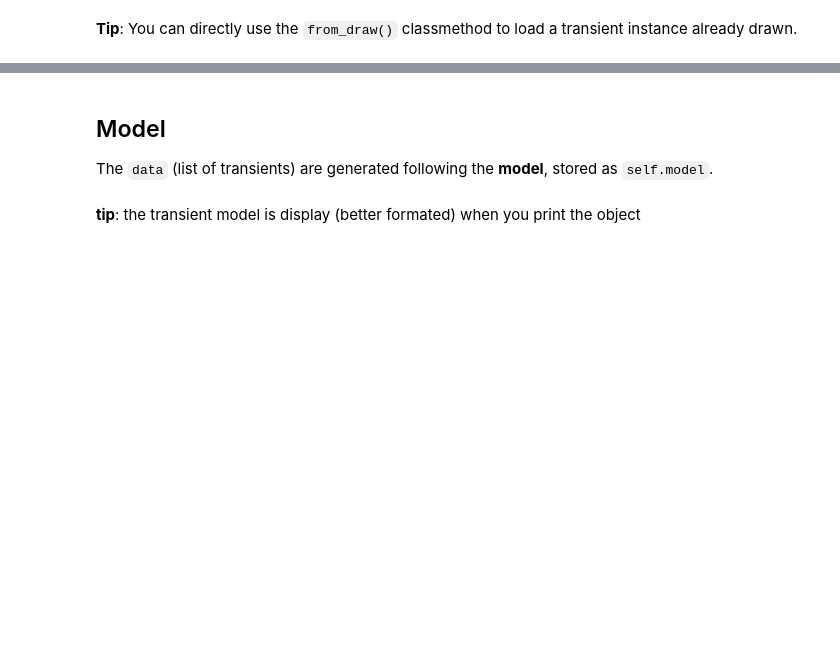
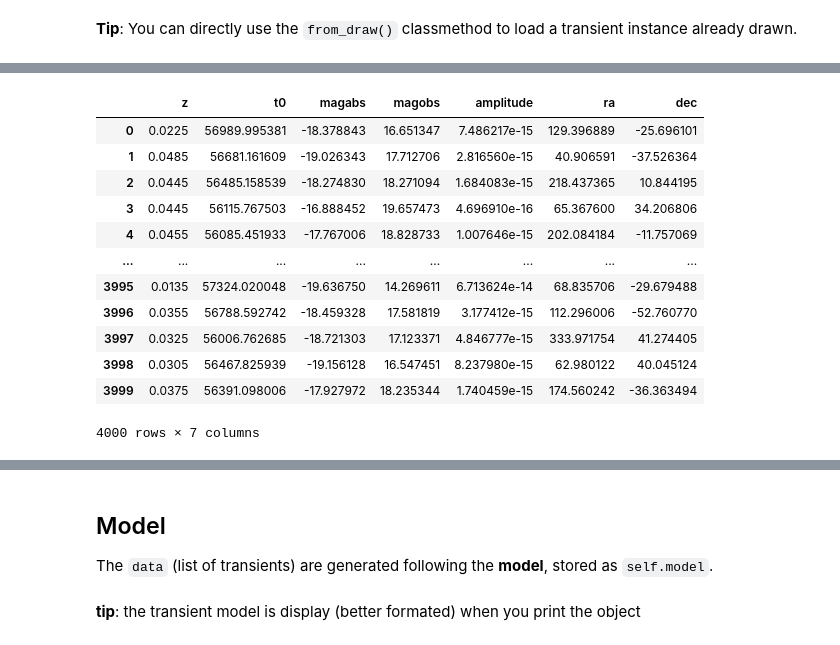
Before and after one commit to MickaelRigault/skysurvey, a Jupyter notebook: docs/quickstart/quickstart_target.ipynb, the cells around one changed output, grey strips where cells are left out. Drawn from its saved outputs; the diff is of its cells as text; code cells hidden in the pictures; blank space fills up the shorter version.

```diff
--- a/docs/quickstart/quickstart_target.ipynb
+++ b/docs/quickstart/quickstart_target.ipynb
@@ -153,0 +168,16 @@ snia.data
+# %%
+snIIn.data
+# %% [output]
+|  | z | t0 | magabs | magobs | amplitude | ra | dec |
+| 0 | 0.0225 | 56989.995381 | -18.378843 | 16.651347 | 7.486217e-15 | 129.396889 | -25.696101 |
+| 1 | 0.0485 | 56681.161609 | -19.026343 | 17.712706 | 2.816560e-15 | 40.906591 | -37.526364 |
+| 2 | 0.0445 | 56485.158539 | -18.274830 | 18.271094 | 1.684083e-15 | 218.437365 | 10.844195 |
+| 3 | 0.0445 | 56115.767503 | -16.888452 | 19.657473 | 4.696910e-16 | 65.367600 | 34.206806 |
+| 4 | 0.0455 | 56085.451933 | -17.767006 | 18.828733 | 1.007646e-15 | 202.084184 | -11.757069 |
+| ... | ... | ... | ... | ... | ... | ... | ... |
+| 3995 | 0.0135 | 57324.020048 | -19.636750 | 14.269611 | 6.713624e-14 | 68.835706 | -29.679488 |
+| 3996 | 0.0355 | 56788.592742 | -18.459328 | 17.581819 | 3.177412e-15 | 112.296006 | -52.760770 |
+| 3997 | 0.0325 | 56006.762685 | -18.721303 | 17.123371 | 4.846777e-15 | 333.971754 | 41.274405 |
+| 3998 | 0.0305 | 56467.825939 | -19.156128 | 16.547451 | 8.237980e-15 | 62.980122 | 40.045124 |
+| 3999 | 0.0375 | 56391.098006 | -17.927972 | 18.235344 | 1.740459e-15 | 174.560242 | -36.363494 |
+4000 rows × 7 columns
```
Also changed, not shown: parts of 15 cells of this notebook.
